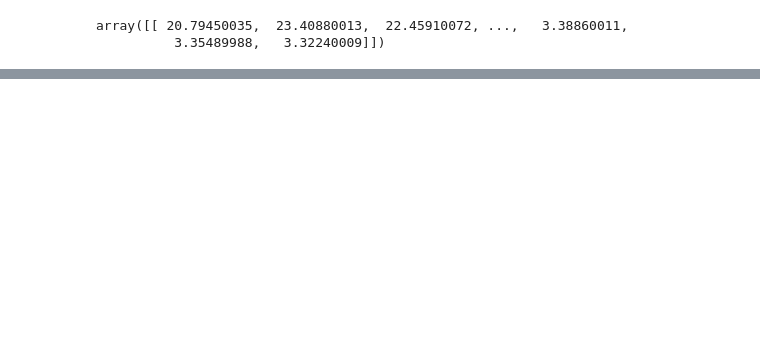
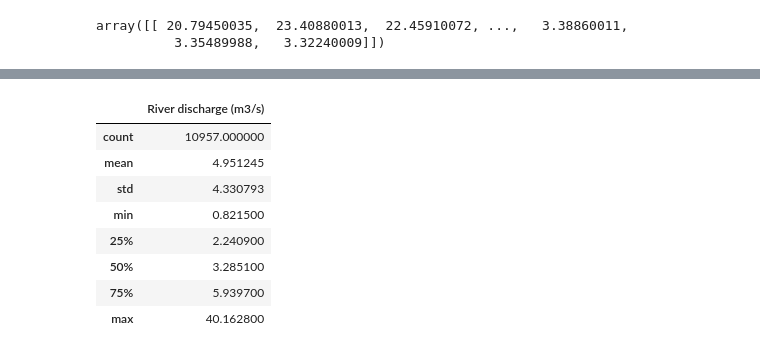
Before and after one commit to amizyuk/pyMHI, a Jupyter notebook: Meeting_03/Meeting_03.ipynb, the cells around one changed output, grey strips where cells are left out. Saved outputs shown, nothing was run; the diff lists cells and outputs as text; code cells hidden in the pictures; blank space fills up the shorter version.

```diff
--- a/Meeting_03/Meeting_03.ipynb
+++ b/Meeting_03/Meeting_03.ipynb
@@ -358,0 +490,12 @@ array([[ 20.79450035,  23.40880013,  22.45910072, ...,   3.38860011,
+# %%
+data.describe()
+# %% [output]
+|  | River discharge (m3/s) |
+| count | 10957.000000 |
+| mean | 4.951245 |
+| std | 4.330793 |
+| min | 0.821500 |
+| 25% | 2.240900 |
+| 50% | 3.285100 |
+| 75% | 5.939700 |
+| max | 40.162800 |
```
Also changed, not shown: parts of 27 cells of this notebook, 1 other file.
